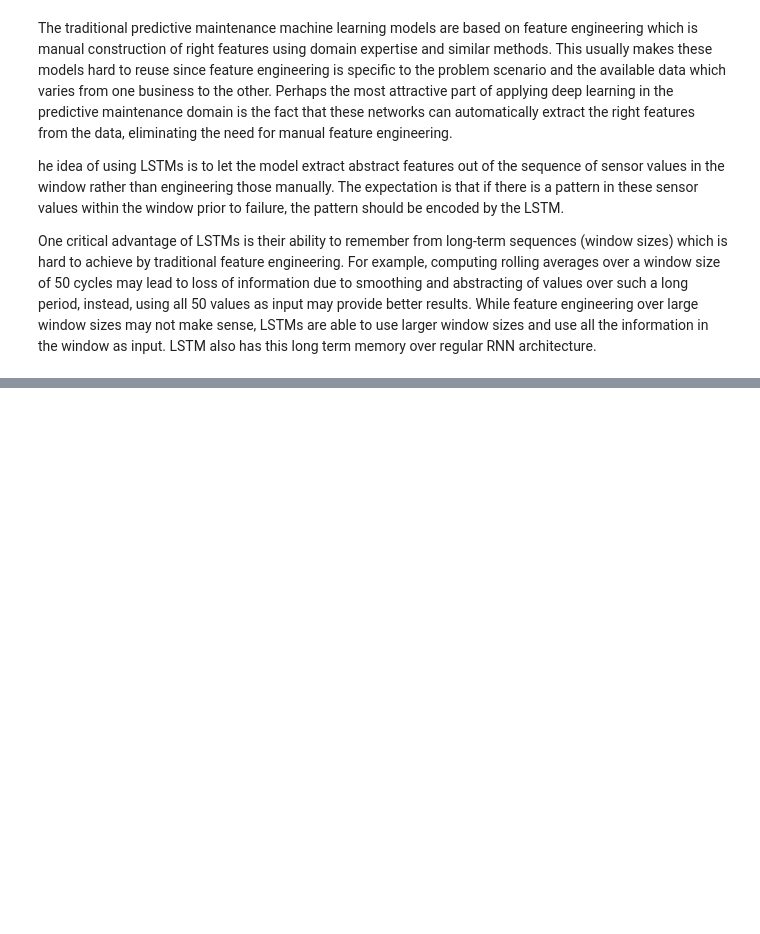
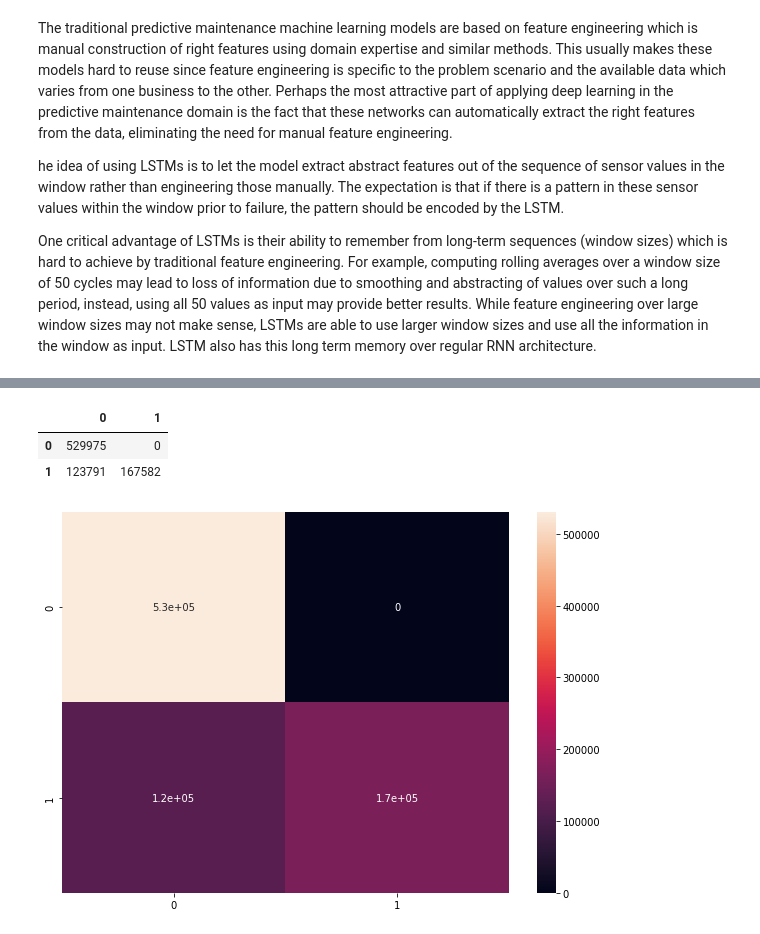
Before and after one commit to arpdm/predictive-maintenance-platform, a Jupyter notebook: PdM_NASA_ENGINES_003.ipynb, the cells around one changed output, grey strips where cells are left out. Cells and saved outputs as stored; diff of their text form; code cells hidden in the pictures; blank space fills up the shorter version.

```diff
--- a/PdM_NASA_ENGINES_003.ipynb
+++ b/PdM_NASA_ENGINES_003.ipynb
@@ -110,0 +174,2 @@ plot_util.generate_training_history_accuracy_and_loss_plot(mark_001_history, MAR
+# %%
+(y_pred,y_true, cm) = mark_001.test_model(x_test, y_test)
@@ -110,0 +184,8 @@ plot_util.generate_training_history_accuracy_and_loss_plot(mark_001_history, MAR
+# %%
+plot_util.generate_heat_map(cm)
+cm.head()
+# %% [output]
+|  | 0 | 1 |
+| 0 | 529975 | 0 |
+| 1 | 123791 | 167582 |
+[figure, added]
```
Also changed, not shown: parts of 14 cells of this notebook.
